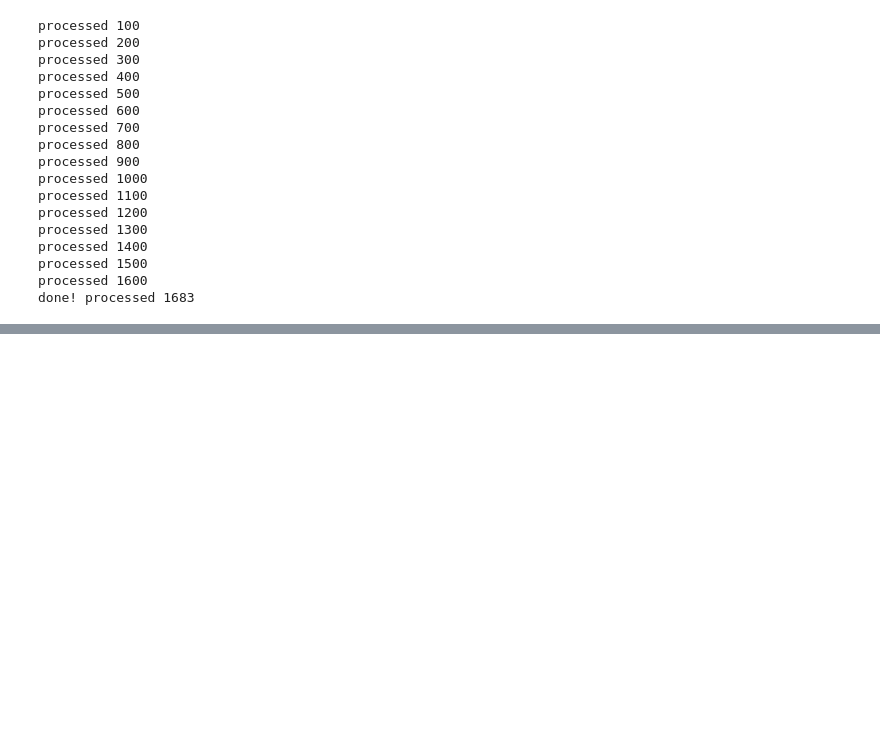
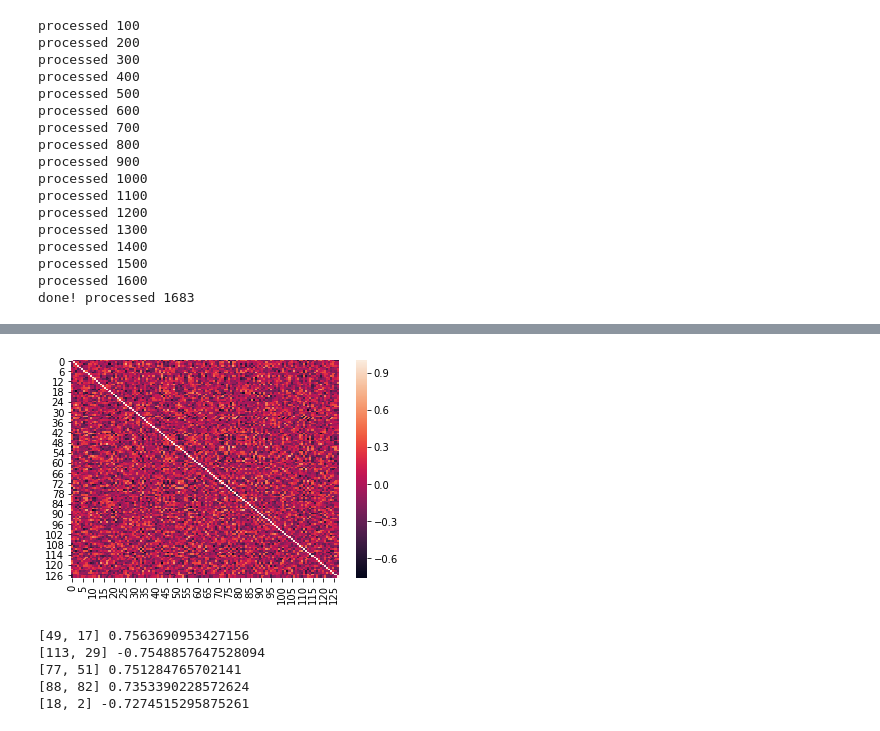
Before and after one commit to CornellDataScience/Insights-FakeNews, a Jupyter notebook: Stance Detection Viz.ipynb, the cells around one changed output, grey strips where cells are left out. Cells and saved outputs as stored; diff of their text form; code cells hidden in the pictures; blank space fills up the shorter version.

Commit message:
some basic heuristics for finding interesting cells, probably more that can test out

```diff
--- a/Stance Detection Viz.ipynb
+++ b/Stance Detection Viz.ipynb
@@ -403,0 +407,5 @@ SyntaxError: unexpected EOF while parsing (<ipython-input-51-49b4345166d1>, line
+# %%
+# output = [sequence length, number of cells]
+output = np.array(output)
+output_cov= np.corrcoef(output, rowvar=False)
+print(output_cov)
@@ -403,0 +426,45 @@ SyntaxError: unexpected EOF while parsing (<ipython-input-51-49b4345166d1>, line
+# %%
+ax = sns.heatmap(output_cov.T)
+plt.show()
+# %% [output]
+[figure, added]
+# %%
+# Cell with highest magnitude: high response overall to the whole sequence
+output2_norm =[np.linalg.norm(row) for row in output.T]
+output3_norm = np.argsort(output2_norm)
+output_norm = np.array(output.T)[output3_norm]
+output_highMag = output_norm[:5] # cells with highest mangitude
+
+# Cell with smallest magnitude: low response
+output_lowMag = output_norm[-5:] # cells with 5 lowest magnitude
+
+# Cell with with greatest variance:
+output2_var = [np.var(row) for row in output.T]
+output3_var = np.argsort(output2_var)
+output_var = np.array(output.T)[output3_var]
+output_highVar = output_var[:5]
+
+# Cell with least variance
+output_lowVar = output_var[-5:]
+
+# Get all the cells that highly correlate
+# Can the number of cells with high correlation tell us to decrease the hidden dim? Could be redundant info/overfitting...
+np.fill_diagonal(output_cov,0)
+output2_cov = np.argsort(np.triu(np.abs(output_cov)).flatten()) # take 1 triangle to avoid duplicates
+cov_pairs = []
+for i in range(1,6):
+    #print(output2_cov[i])
+    #print("output shape", output_cov.shape)
+    #print("maxes",np.argmax(output_cov), np.max(output_cov))
+    row = output2_cov[-i] % 128
+    col = output2_cov[-i] // 128
+    #print("row",row)
+    #print("col",col)
+    print([row,col],output_cov[row,col])
+    cov_pairs.append([row,col])
+# %% [output]
+[49, 17] 0.7563690953427156
+[113, 29] -0.7548857647528094
+[77, 51] 0.751284765702141
+[88, 82] 0.7353390228572624
+[18, 2] -0.7274515295875261
```
Also changed, not shown: parts of 12 cells of this notebook, 4 other files.
